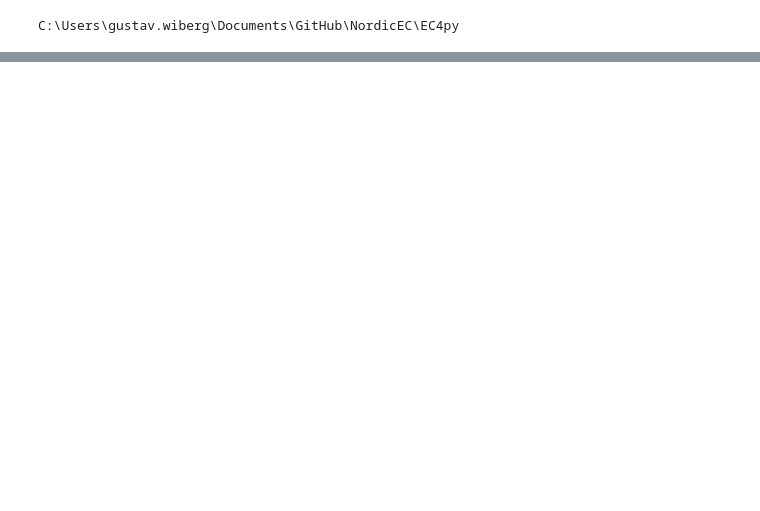
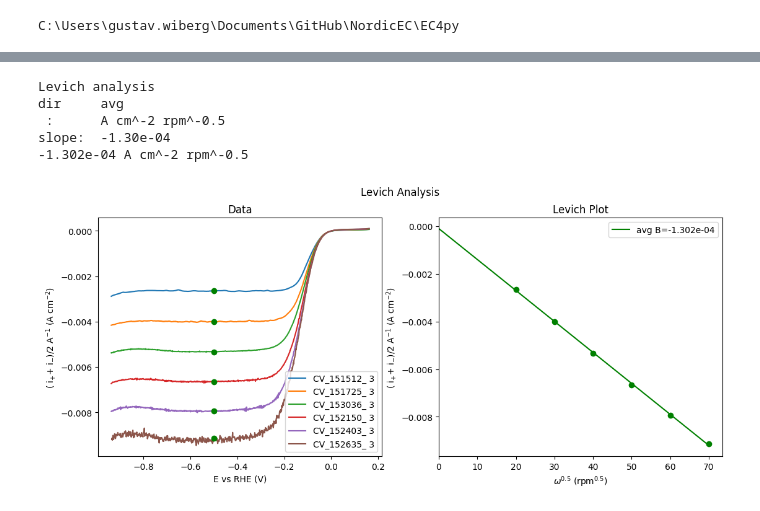
Before and after one commit to NordicEC/EC4py, a Jupyter notebook: docs/source/examples/cv_datas_ex4/cv_datas_ex4.ipynb, the cells around one changed output, grey strips where cells are left out. Saved outputs shown, nothing was run; the diff lists cells and outputs as text; code cells hidden in the pictures; blank space fills up the shorter version.

```diff
--- a/docs/source/examples/cv_datas_ex4/cv_datas_ex4.ipynb
+++ b/docs/source/examples/cv_datas_ex4/cv_datas_ex4.ipynb
@@ -49,0 +49,11 @@ slope:  -3.28e-04
+# %%
+Epot = -0.5
+slope = LSVs.Levich(Epot, AREA_CM, savefig="cv_datas_ex4_fig4.png")
+print(slope)
+# %% [output]
+Levich analysis
+dir     avg
+ :      A cm^-2 rpm^-0.5
+slope:  -1.30e-04
+-1.302e-04 A cm^-2 rpm^-0.5
+[figure, added]
```
Also changed, not shown: parts of 3 cells of this notebook, 30 other files.
